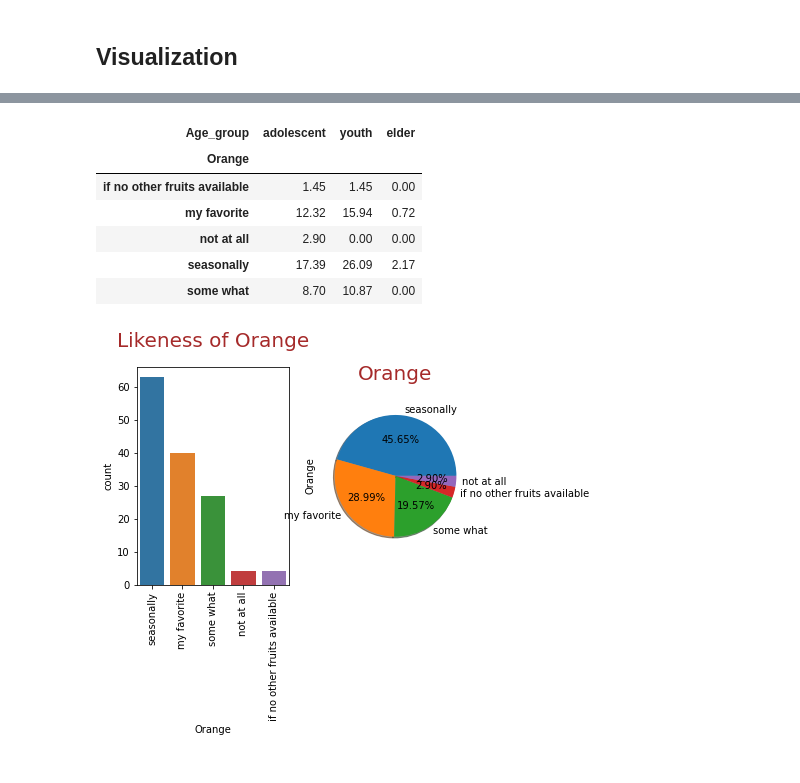
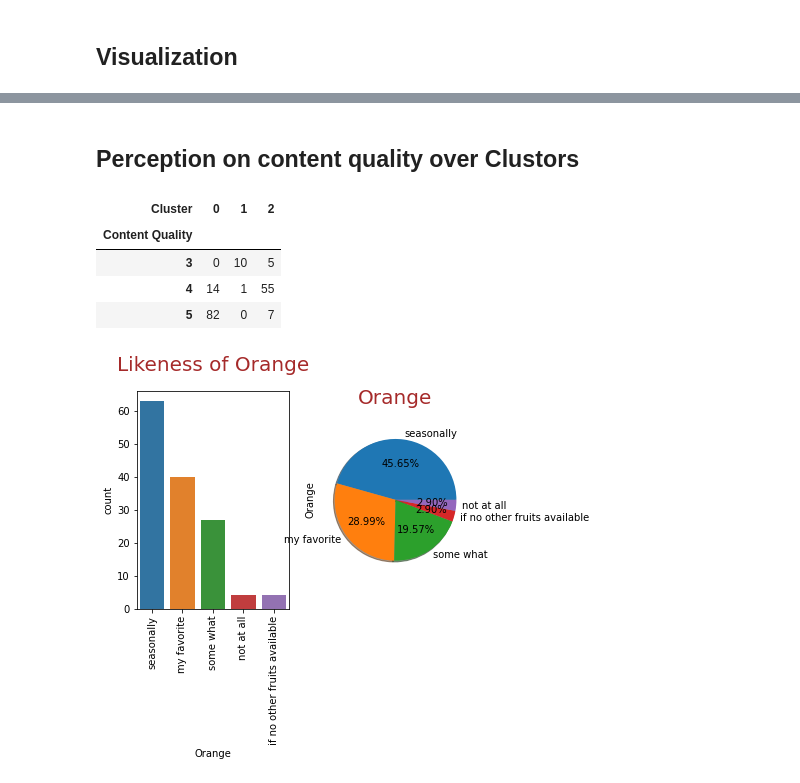
Before and after one commit to sijuswamy/Intel-Unnati-sessions, a Jupyter notebook: Feed_back_Data_Analysis.ipynb, the cells around one changed output, grey strips where cells are left out. Drawn from its saved outputs; the diff is of its cells as text; code cells hidden in the pictures.

```diff
--- a/Feed_back_Data_Analysis.ipynb
+++ b/Feed_back_Data_Analysis.ipynb
@@ -145,0 +230,10 @@ A percentage analysis of likeness of orange over age category is shown below.
+# %%
+# Initialize an empty list to store the within-cluster sum of squares
+from sklearn.cluster import KMeans
+wcss = []
+
+# Try different values of k
+for k in range(1, 11):
+    kmeans = KMeans(n_clusters=k,n_init='auto', random_state=42)
+    kmeans.fit(X)
+    wcss.append(kmeans.inertia_)# here inertia calculate sum of square distance in each cluster
@@ -145,0 +251,18 @@ A percentage analysis of likeness of orange over age category is shown below.
+# %%
+# Define the parameter grid
+from sklearn.model_selection import GridSearchCV
+
+param_grid = {'n_clusters': [2, 3, 4, 5, 6]}
+
+# Create a KMeans object
+kmeans = KMeans(n_init='auto',random_state=42)
+
+# Create a GridSearchCV object
+grid_search = GridSearchCV(kmeans, param_grid, cv=5)
+
+# Perform grid search
+grid_search.fit(X)
+
+# Get the best parameters and the best score
+best_params = grid_search.best_params_
+best_score = grid_search.best_score_
@@ -145,0 +277,5 @@ A percentage analysis of likeness of orange over age category is shown below.
+# %%
+# Perform k-means clustering
+k = 3 # Number of clusters
+kmeans = KMeans(n_clusters=k,n_init='auto', random_state=42)
+kmeans.fit(X)
@@ -145,0 +286,7 @@ A percentage analysis of likeness of orange over age category is shown below.
+# %%
+# Get the cluster labels and centroids
+labels = kmeans.labels_
+centroids = kmeans.cluster_centers_
+
+# Add the cluster labels to the DataFrame
+df_class['Cluster'] = labels
@@ -146,13 +314,13 @@ A percentage analysis of likeness of orange over age category is shown below.
+# %% [markdown]
+## Perception on content quality over Clustors
 # %%
-round(pd.crosstab(columns = df_class['Age_group'], index = df_class['Orange'],normalize=True)*100,2)
+pd.crosstab(columns = df_class['Cluster'], index = df_class['Content Quality'])
 # %% [output]
-| Age_group | adolescent | youth | elder |
-| Orange |  |  |  |
-| if no other fruits available | 1.45 | 1.45 | 0.00 |
-| my favorite | 12.32 | 15.94 | 0.72 |
-| not at all | 2.90 | 0.00 | 0.00 |
-| seasonally | 17.39 | 26.09 | 2.17 |
-| some what | 8.70 | 10.87 | 0.00 |
+| Cluster | 0 | 1 | 2 |
+| Content Quality |  |  |  |
+| 3 | 0 | 10 | 5 |
+| 4 | 14 | 1 | 55 |
+| 5 | 82 | 0 | 7 |
 # %%
 large_to_small = df_class.groupby('Orange').size().sort_values().index[::-1]
 ax = plt.subplot(1,2,1)
```
Also changed, not shown: parts of 46 cells of this notebook.
